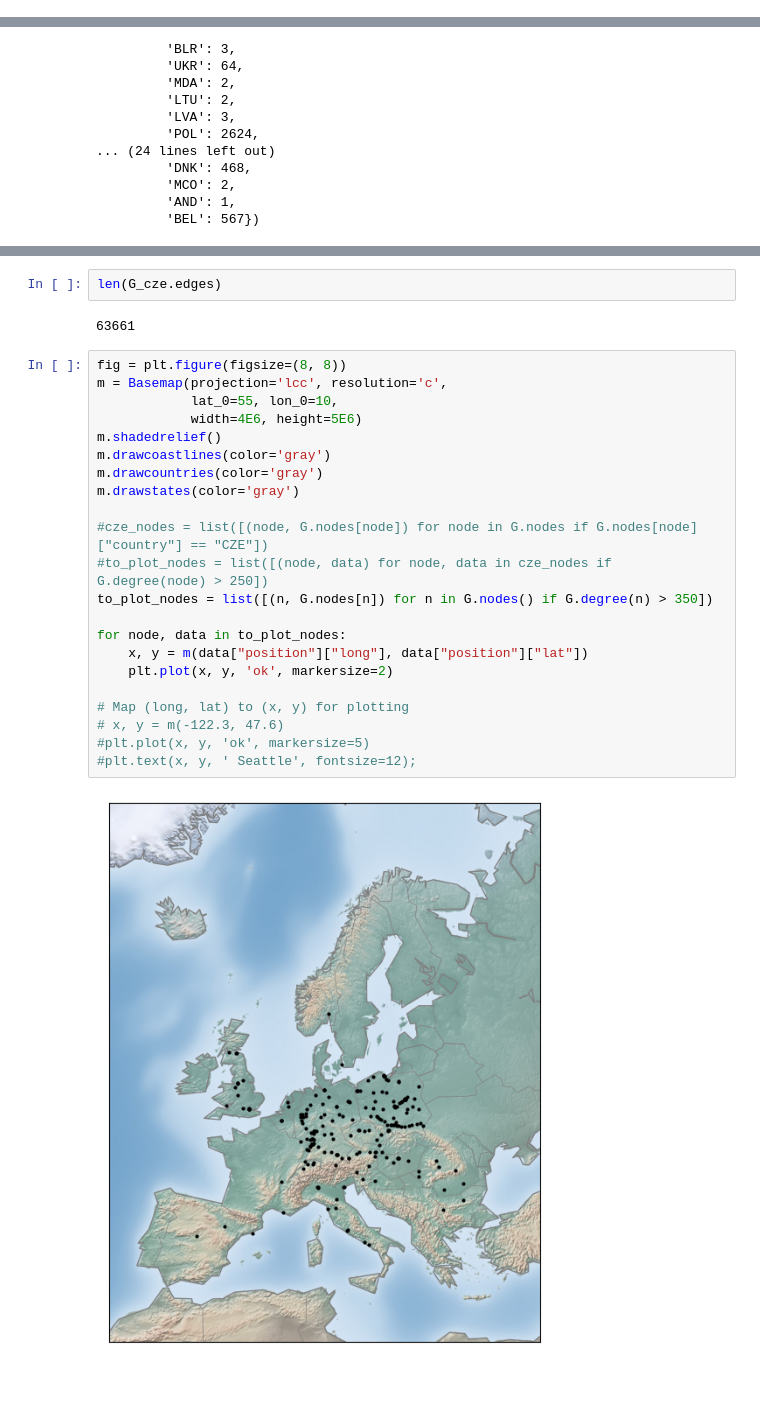
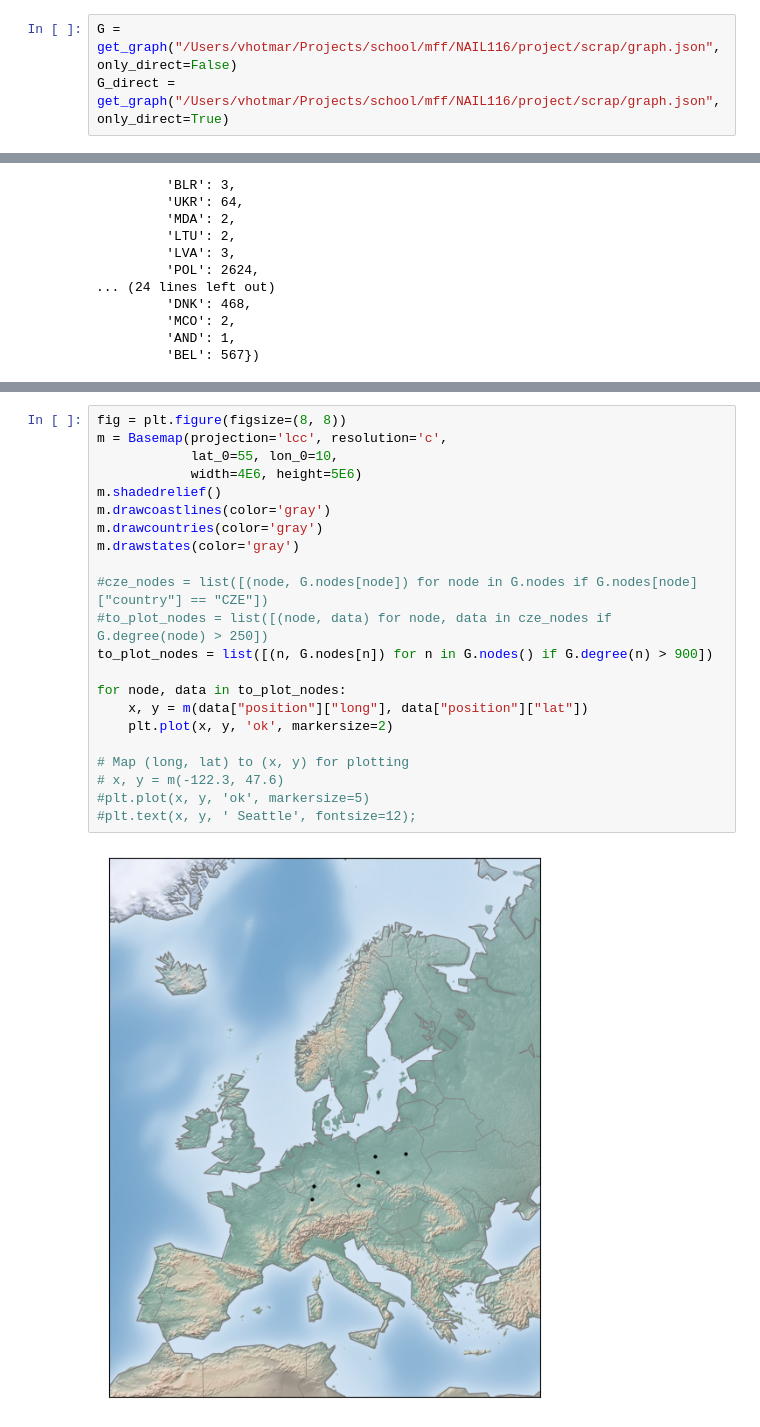
Before and after one commit to vhotmar/mff-nail116-project, a Jupyter notebook: analysis.ipynb, the cells around one changed output, grey strips where cells are left out. Cells and saved outputs as stored; diff of their text form; blank space fills up the shorter version.

```diff
--- a/analysis.ipynb
+++ b/analysis.ipynb
@@ -63 +65,4 @@ G = get_graph("/path/to/graph.json", only_direct=False)
+# %%
+G = get_graph("/Users/vhotmar/Projects/school/mff/NAIL116/project/scrap/graph.json", only_direct=False)
+G_direct = get_graph("/Users/vhotmar/Projects/school/mff/NAIL116/project/scrap/graph.json", only_direct=True)
 # %%
@@ -91,28 +97,24 @@ G_cze = filter_country(G, "CZE")
-# %%
-len(G_cze.edges)
-# %% [output]
-63661
 # %%
 fig = plt.figure(figsize=(8, 8))
 m = Basemap(projection='lcc', resolution='c',
             lat_0=55, lon_0=10,
             width=4E6, height=5E6)
 m.shadedrelief()
 m.drawcoastlines(color='gray')
 m.drawcountries(color='gray')
 m.drawstates(color='gray')
 
 #cze_nodes = list([(node, G.nodes[node]) for node in G.nodes if G.nodes[node]["country"] == "CZE"])
 #to_plot_nodes = list([(node, data) for node, data in cze_nodes if G.degree(node) > 250])
-to_plot_nodes = list([(n, G.nodes[n]) for n in G.nodes() if G.degree(n) > 350])
+to_plot_nodes = list([(n, G.nodes[n]) for n in G.nodes() if G.degree(n) > 900])
 
 for node, data in to_plot_nodes:
     x, y = m(data["position"]["long"], data["position"]["lat"])
     plt.plot(x, y, 'ok', markersize=2)
 
 # Map (long, lat) to (x, y) for plotting
 # x, y = m(-122.3, 47.6)
 #plt.plot(x, y, 'ok', markersize=5)
 #plt.text(x, y, ' Seattle', fontsize=12);
 # %% [output]
-[figure, old version]
+[figure, new version]
```
Also changed, not shown: parts of 30 cells of this notebook.
